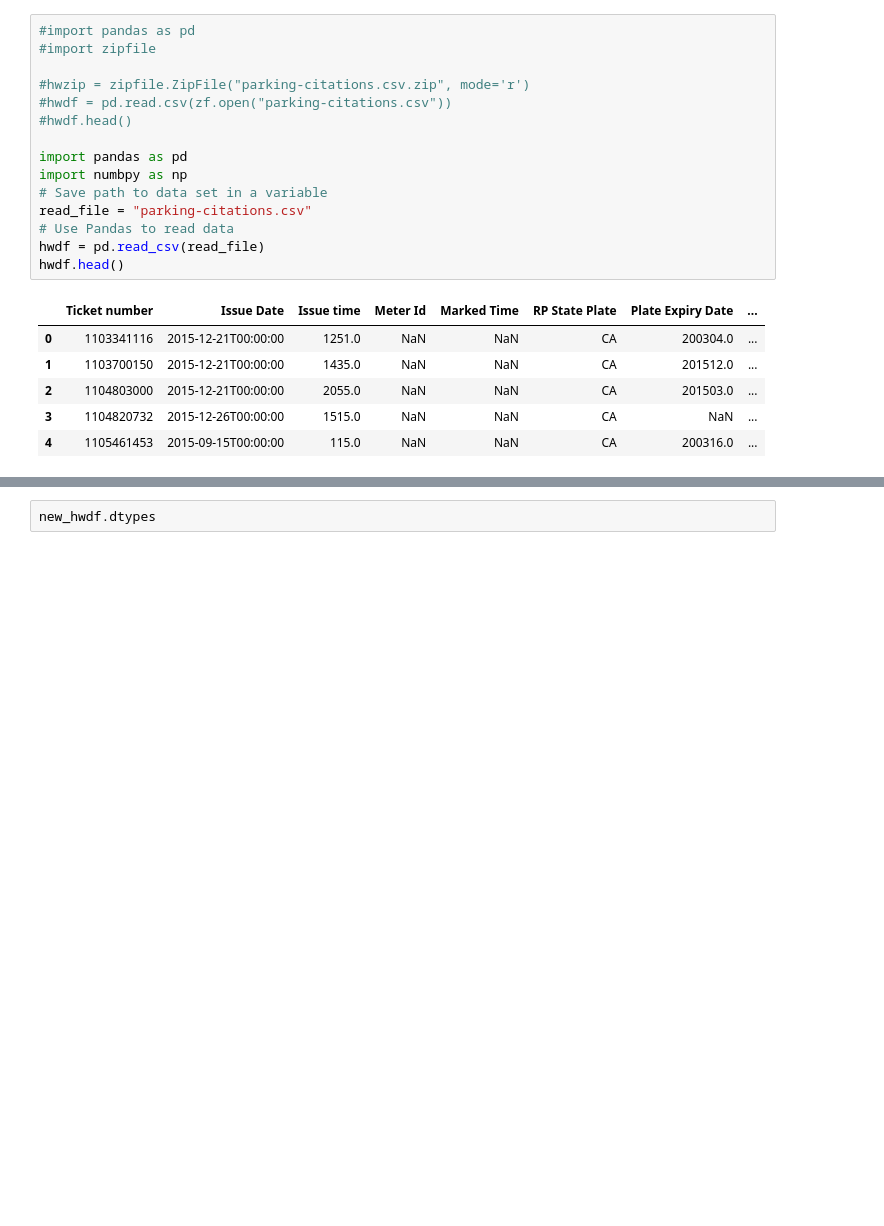
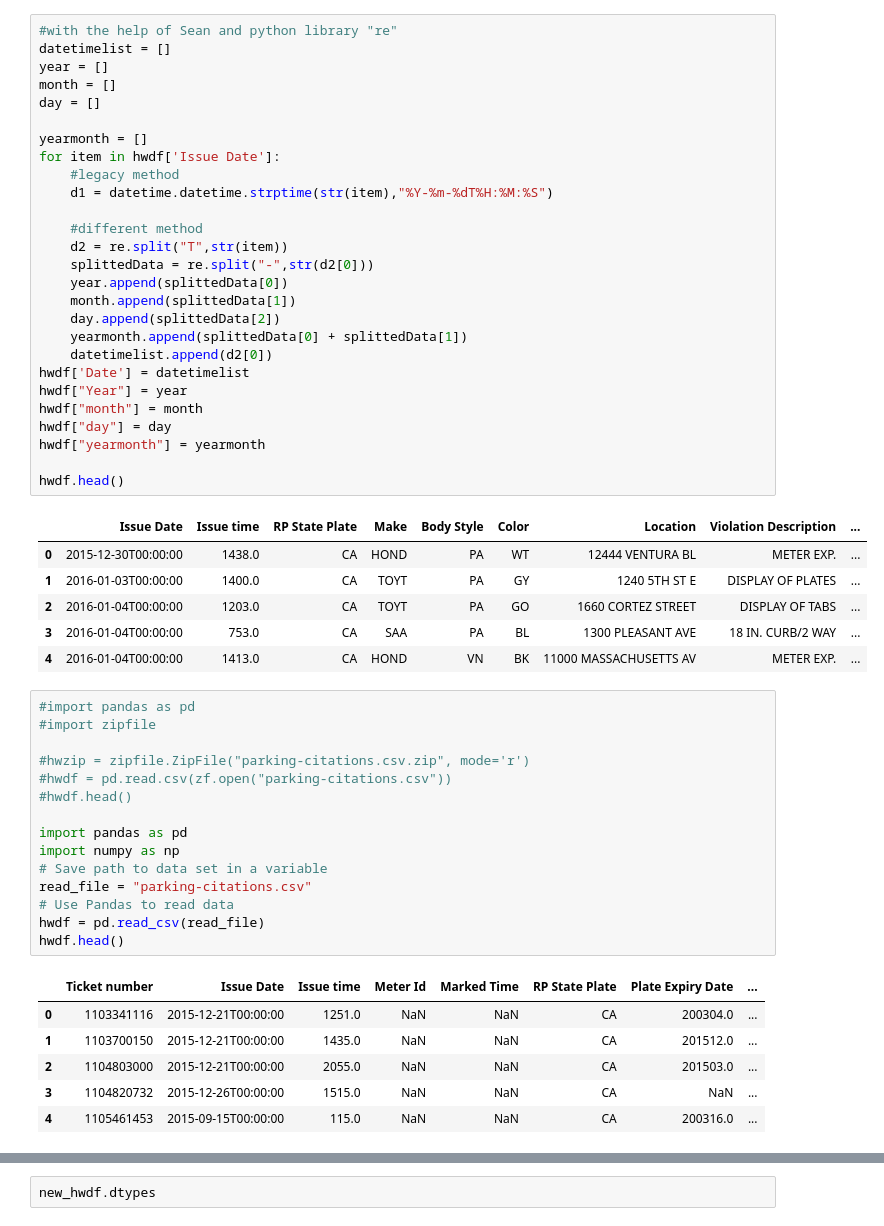
Before and after one commit to sdesai39/Project1, a Jupyter notebook: HWwork.ipynb, the cells around one changed output, grey strips where cells are left out. Cells and saved outputs as stored; diff of their text form; blank space fills up the shorter version.

```diff
--- a/HWwork.ipynb
+++ b/HWwork.ipynb
@@ -1,3 +37,37 @@
+# %%
+#with the help of Sean and python library "re"
+datetimelist = []
+year = []
+month = []
+day = []
+
+yearmonth = []
+for item in hwdf['Issue Date']:
+    #legacy method
+    d1 = datetime.datetime.strptime(str(item),"%Y-%m-%dT%H:%M:%S")
+
+    #different method
+    d2 = re.split("T",str(item))
+    splittedData = re.split("-",str(d2[0]))
+    year.append(splittedData[0])
+    month.append(splittedData[1])
+    day.append(splittedData[2])
+    yearmonth.append(splittedData[0] + splittedData[1])
+    datetimelist.append(d2[0])
+hwdf['Date'] = datetimelist
+hwdf["Year"] = year
+hwdf["month"] = month
+hwdf["day"] = day
+hwdf["yearmonth"] = yearmonth
+
+hwdf.head()
+# %% [output]
+|  | Issue Date | Issue time | RP State Plate | Make | Body Style | Color | Location | Violation Description | ... |
+| 0 | 2015-12-30T00:00:00 | 1438.0 | CA | HOND | PA | WT | 12444 VENTURA BL | METER EXP. | ... |
+| 1 | 2016-01-03T00:00:00 | 1400.0 | CA | TOYT | PA | GY | 1240 5TH ST E | DISPLAY OF PLATES | ... |
+| 2 | 2016-01-04T00:00:00 | 1203.0 | CA | TOYT | PA | GO | 1660 CORTEZ STREET | DISPLAY OF TABS | ... |
+| 3 | 2016-01-04T00:00:00 | 753.0 | CA | SAA | PA | BL | 1300 PLEASANT AVE | 18 IN. CURB/2 WAY | ... |
+| 4 | 2016-01-04T00:00:00 | 1413.0 | CA | HOND | VN | BK | 11000 MASSACHUSETTS AV | METER EXP. | ... |
 # %%
 #import pandas as pd
 #import zipfile
@@ -7,7 +77,7 @@
 #hwdf.head()
 
 import pandas as pd
-import numbpy as np
+import numpy as np
 # Save path to data set in a variable
 read_file = "parking-citations.csv"
 # Use Pandas to read data
```
Also changed, not shown: parts of 4 cells of this notebook.
